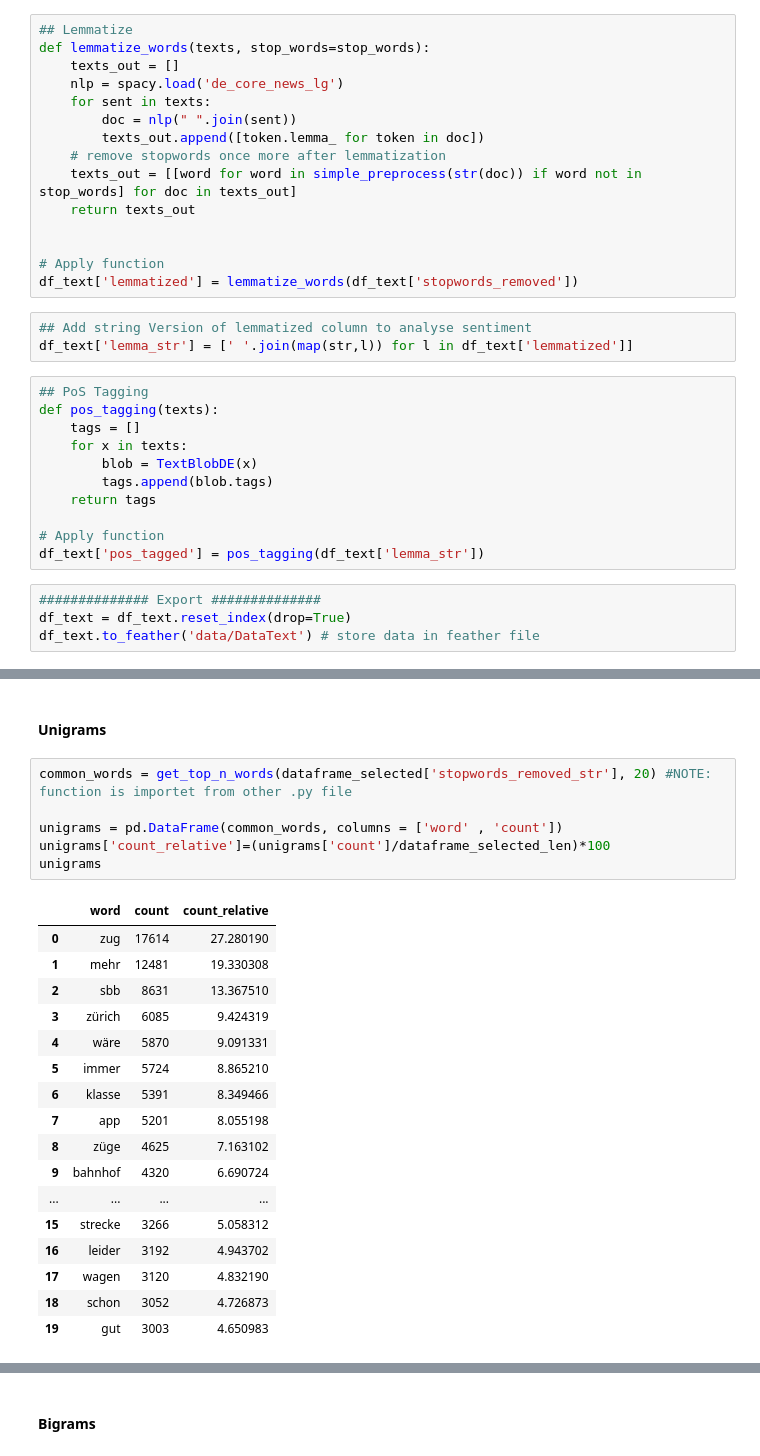
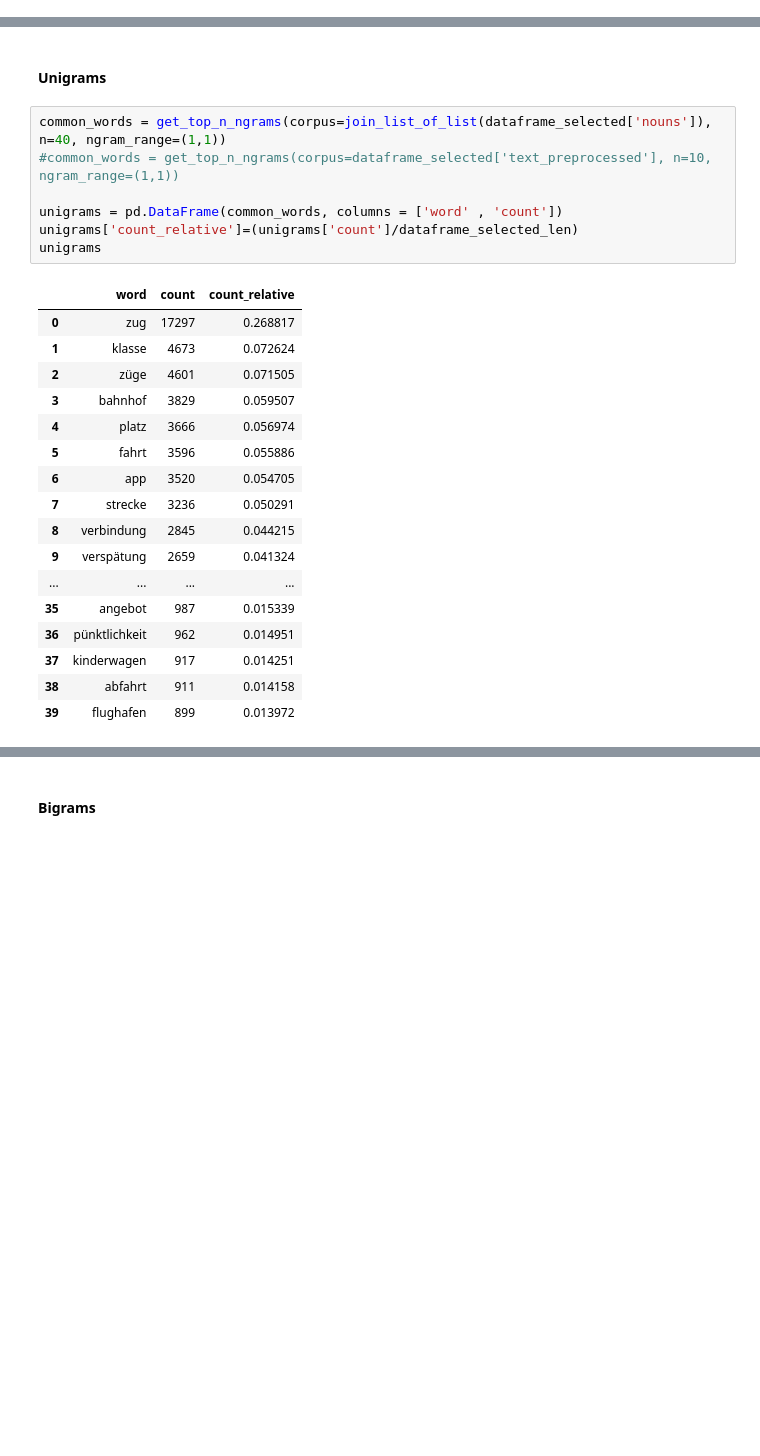
Before and after one commit to Faices/nlp-satisfaction, a Jupyter notebook: 03-EDA.ipynb, the cells around one changed output, grey strips where cells are left out. Saved outputs shown, nothing was run; the diff lists cells and outputs as text; blank space fills up the shorter version.

```diff
--- a/03-EDA.ipynb
+++ b/03-EDA.ipynb
@@ -418,33 +381,0 @@ df_text['stopwords_removed_str'] = [' '.join(map(str,l)) for l in df_text['stopw
-# %%
-## Lemmatize
-def lemmatize_words(texts, stop_words=stop_words):
-    texts_out = []
-    nlp = spacy.load('de_core_news_lg')
-    for sent in texts:
-        doc = nlp(" ".join(sent))
-        texts_out.append([token.lemma_ for token in doc])
-    # remove stopwords once more after lemmatization
-    texts_out = [[word for word in simple_preprocess(str(doc)) if word not in stop_words] for doc in texts_out]
-    return texts_out
-
-
-# Apply function
-df_text['lemmatized'] = lemmatize_words(df_text['stopwords_removed'])
-# %%
-## Add string Version of lemmatized column to analyse sentiment
-df_text['lemma_str'] = [' '.join(map(str,l)) for l in df_text['lemmatized']]
-# %%
-## PoS Tagging
-def pos_tagging(texts):
-    tags = []
-    for x in texts:
-        blob = TextBlobDE(x)
-        tags.append(blob.tags)
-    return tags
-
-# Apply function
-df_text['pos_tagged'] = pos_tagging(df_text['lemma_str'])
-# %%
-############## Export ##############
-df_text = df_text.reset_index(drop=True)
-df_text.to_feather('data/DataText') # store data in feather file
@@ -469,27 +417,28 @@ dataframe_selected_len = len(dataframe_selected )
 # %% [markdown]
 #### Unigrams
 # %%
-common_words = get_top_n_words(dataframe_selected['stopwords_removed_str'], 20) #NOTE: function is importet from other .py file
+common_words = get_top_n_ngrams(corpus=join_list_of_list(dataframe_selected['nouns']), n=40, ngram_range=(1,1))
+#common_words = get_top_n_ngrams(corpus=dataframe_selected['text_preprocessed'], n=10, ngram_range=(1,1))
 
 unigrams = pd.DataFrame(common_words, columns = ['word' , 'count'])
-unigrams['count_relative']=(unigrams['count']/dataframe_selected_len)*100
+unigrams['count_relative']=(unigrams['count']/dataframe_selected_len)
 unigrams
 # %% [output]
 |  | word | count | count_relative |
-| 0 | zug | 17614 | 27.280190 |
-| 1 | mehr | 12481 | 19.330308 |
-| 2 | sbb | 8631 | 13.367510 |
-| 3 | zürich | 6085 | 9.424319 |
-| 4 | wäre | 5870 | 9.091331 |
-| 5 | immer | 5724 | 8.865210 |
-| 6 | klasse | 5391 | 8.349466 |
-| 7 | app | 5201 | 8.055198 |
-| 8 | züge | 4625 | 7.163102 |
-| 9 | bahnhof | 4320 | 6.690724 |
+| 0 | zug | 17297 | 0.268817 |
+| 1 | klasse | 4673 | 0.072624 |
+| 2 | züge | 4601 | 0.071505 |
+| 3 | bahnhof | 3829 | 0.059507 |
+| 4 | platz | 3666 | 0.056974 |
+| 5 | fahrt | 3596 | 0.055886 |
+| 6 | app | 3520 | 0.054705 |
+| 7 | strecke | 3236 | 0.050291 |
+| 8 | verbindung | 2845 | 0.044215 |
+| 9 | verspätung | 2659 | 0.041324 |
 | ... | ... | ... | ... |
-| 15 | strecke | 3266 | 5.058312 |
-| 16 | leider | 3192 | 4.943702 |
-| 17 | wagen | 3120 | 4.832190 |
-| 18 | schon | 3052 | 4.726873 |
-| 19 | gut | 3003 | 4.650983 |
+| 35 | angebot | 987 | 0.015339 |
+| 36 | pünktlichkeit | 962 | 0.014951 |
+| 37 | kinderwagen | 917 | 0.014251 |
+| 38 | abfahrt | 911 | 0.014158 |
+| 39 | flughafen | 899 | 0.013972 |
 # %%
```
Also changed, not shown: parts of 44 cells of this notebook, 31 other files.
